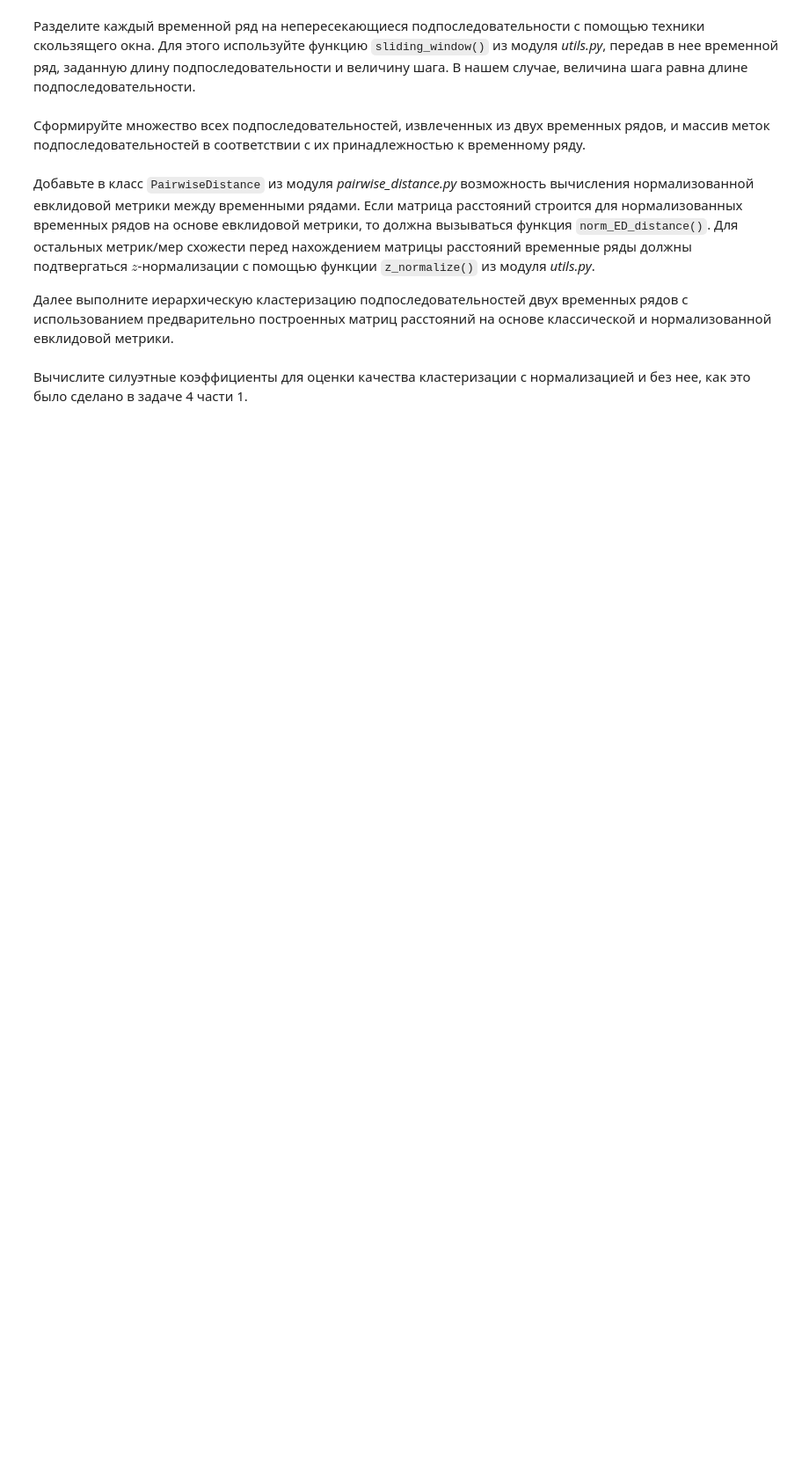
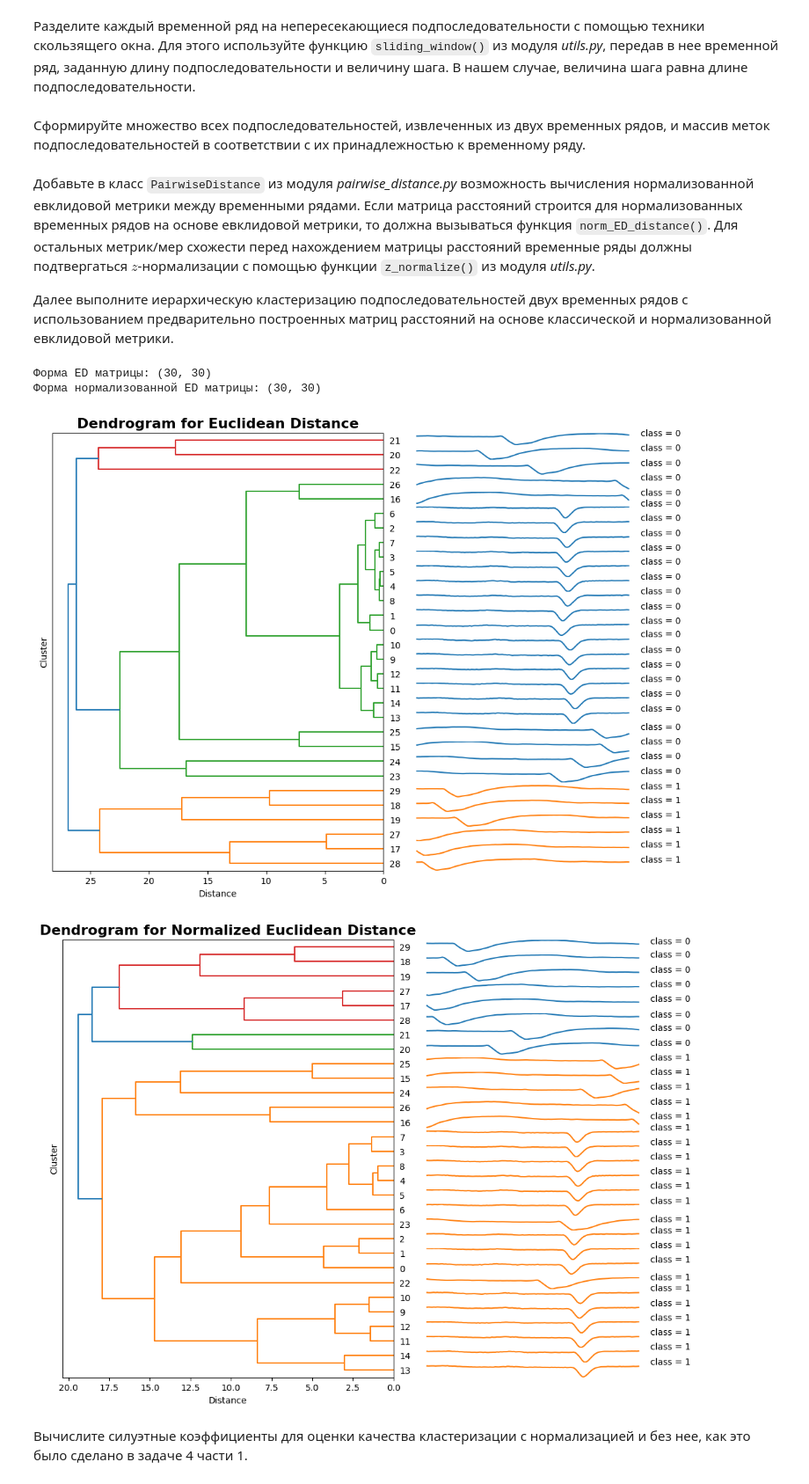
Before and after one commit to DaniilRY/2025-Murzin-TimeSeriesCourse, a Jupyter notebook: practice/01 Basics/01 Basics.ipynb, the cells around one changed output. Shown at 88% size. Drawn from its saved outputs; the diff is of its cells as text; code cells hidden in the pictures; blank space fills up the shorter version.

```diff
--- a/practice/01 Basics/01 Basics.ipynb
+++ b/practice/01 Basics/01 Basics.ipynb
@@ -753,6 +818,31 @@ labels = np.array([0]*subs_set1[0:15].shape[0] + [1]*subs_set2[0:15].shape[0])
 Далее выполните иерархическую кластеризацию подпоследовательностей двух временных рядов с использованием предварительно построенных матриц расстояний на основе классической и нормализованной евклидовой метрики.
 # %%
 # INSERT YOUR CODE
+# %%
+# Матрица расстояний для классической евклидовой метрики
+pairwise_ed = PairwiseDistance(metric='euclidean', is_normalize=False)
+ed_matrix = pairwise_ed.calculate(subs_set)
+print(f"Форма ED матрицы: {ed_matrix.shape}")
+
+# Кластеризация и дендрограмма для ED
+h_clustering_ed = TimeSeriesHierarchicalClustering(n_clusters=2, method='complete')
+h_clustering_ed.fit(ed_matrix)
+h_clustering_ed.plot_dendrogram(pd.DataFrame(subs_set.T), h_clustering_ed.labels_, title='Dendrogram for Euclidean Distance')
+
+# Матрица расстояний для нормализованной евклидовой метрики
+pairwise_norm_ed = PairwiseDistance(metric='euclidean', is_normalize=True)
+norm_ed_matrix = pairwise_norm_ed.calculate(subs_set)
+print(f"Форма нормализованной ED матрицы: {norm_ed_matrix.shape}")
+
+# Кластеризация и дендрограмма для нормализованной ED
+h_clustering_norm_ed = TimeSeriesHierarchicalClustering(n_clusters=2, method='complete')
+h_clustering_norm_ed.fit(norm_ed_matrix)
+h_clustering_norm_ed.plot_dendrogram(pd.DataFrame(subs_set.T), h_clustering_norm_ed.labels_, title='Dendrogram for Normalized Euclidean Distance')
+# %% [output]
+Форма ED матрицы: (30, 30)
+Форма нормализованной ED матрицы: (30, 30)
+[figure, added]
+[figure, added]
 # %% [markdown]
 Вычислите силуэтные коэффициенты для оценки качества кластеризации с нормализацией и без нее, как это было сделано в задаче 4 части 1.
 # %%
```
Also changed, not shown: parts of 5 cells of this notebook.
